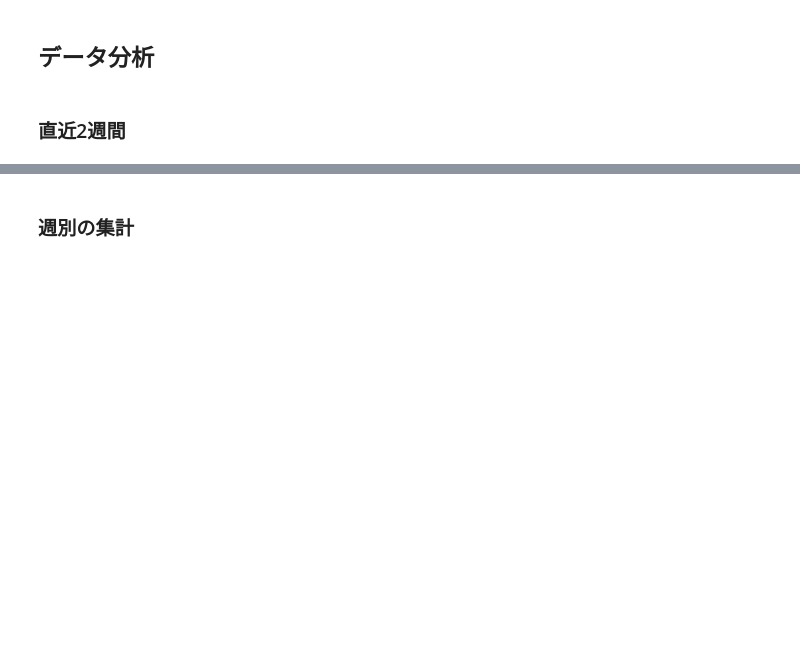
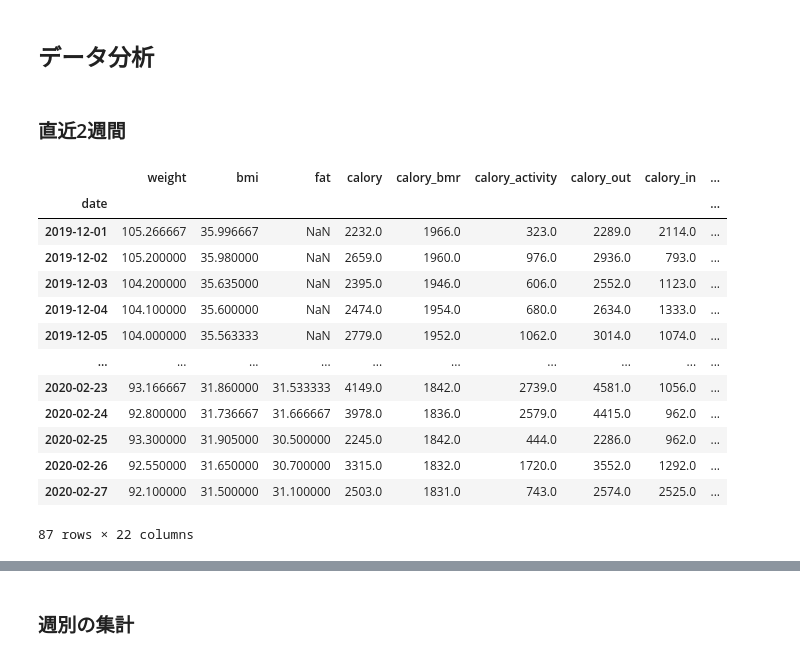
Before and after one commit to tsu-nera/yaseru, a Jupyter notebook: notebooks/weights_analysis.ipynb, the cells around one changed output, grey strips where cells are left out. Cells and saved outputs as stored; diff of their text form; code cells hidden in the pictures; blank space fills up the shorter version.

Commit message:
feat: activity分析

```diff
--- a/notebooks/weights_analysis.ipynb
+++ b/notebooks/weights_analysis.ipynb
@@ -15,8 +15,11 @@ def format_float(x):
 WEIGHTS_PATH = "../data/all_weights.csv"
 CALORIES_PATH = "../data/all_calories.csv"
 HEALTHPLANETS_PATH = "../data/all_healthplanets.csv"
+ACTIVITIES_PATH = "../data/all_activities.csv"
+
 weights = pd.read_csv(WEIGHTS_PATH)
 calories= pd.read_csv(CALORIES_PATH)
 hps = pd.read_csv(HEALTHPLANETS_PATH)
-len(weights), len(calories), len(hps)
+activities = pd.read_csv(ACTIVITIES_PATH)
+len(weights), len(calories), len(hps), len(activities)
 # %% [output]
@@ -70,6 +80,23 @@ df["year_and_wom"] = df.index.strftime('%Y-W%W')
 ### 直近2週間
 # %%
 df_recent = pd.DataFrame()
+# %%
+df
+# %% [output]
+|  | weight | bmi | fat | calory | calory_bmr | calory_activity | calory_out | calory_in | ... |
+| date |  |  |  |  |  |  |  |  | ... |
+| 2019-12-01 | 105.266667 | 35.996667 | NaN | 2232.0 | 1966.0 | 323.0 | 2289.0 | 2114.0 | ... |
+| 2019-12-02 | 105.200000 | 35.980000 | NaN | 2659.0 | 1960.0 | 976.0 | 2936.0 | 793.0 | ... |
+| 2019-12-03 | 104.200000 | 35.635000 | NaN | 2395.0 | 1946.0 | 606.0 | 2552.0 | 1123.0 | ... |
+| 2019-12-04 | 104.100000 | 35.600000 | NaN | 2474.0 | 1954.0 | 680.0 | 2634.0 | 1333.0 | ... |
+| 2019-12-05 | 104.000000 | 35.563333 | NaN | 2779.0 | 1952.0 | 1062.0 | 3014.0 | 1074.0 | ... |
+| ... | ... | ... | ... | ... | ... | ... | ... | ... | ... |
+| 2020-02-23 | 93.166667 | 31.860000 | 31.533333 | 4149.0 | 1842.0 | 2739.0 | 4581.0 | 1056.0 | ... |
+| 2020-02-24 | 92.800000 | 31.736667 | 31.666667 | 3978.0 | 1836.0 | 2579.0 | 4415.0 | 962.0 | ... |
+| 2020-02-25 | 93.300000 | 31.905000 | 30.500000 | 2245.0 | 1842.0 | 444.0 | 2286.0 | 962.0 | ... |
+| 2020-02-26 | 92.550000 | 31.650000 | 30.700000 | 3315.0 | 1832.0 | 1720.0 | 3552.0 | 1292.0 | ... |
+| 2020-02-27 | 92.100000 | 31.500000 | 31.100000 | 2503.0 | 1831.0 | 743.0 | 2574.0 | 2525.0 | ... |
+87 rows × 22 columns
 # %%
 df_recent["体重"] = format_float(df["weight"])
 # df_recent["BMI"] = format_float(df["bmi"])
```
Also changed, not shown: parts of 8 cells of this notebook.
